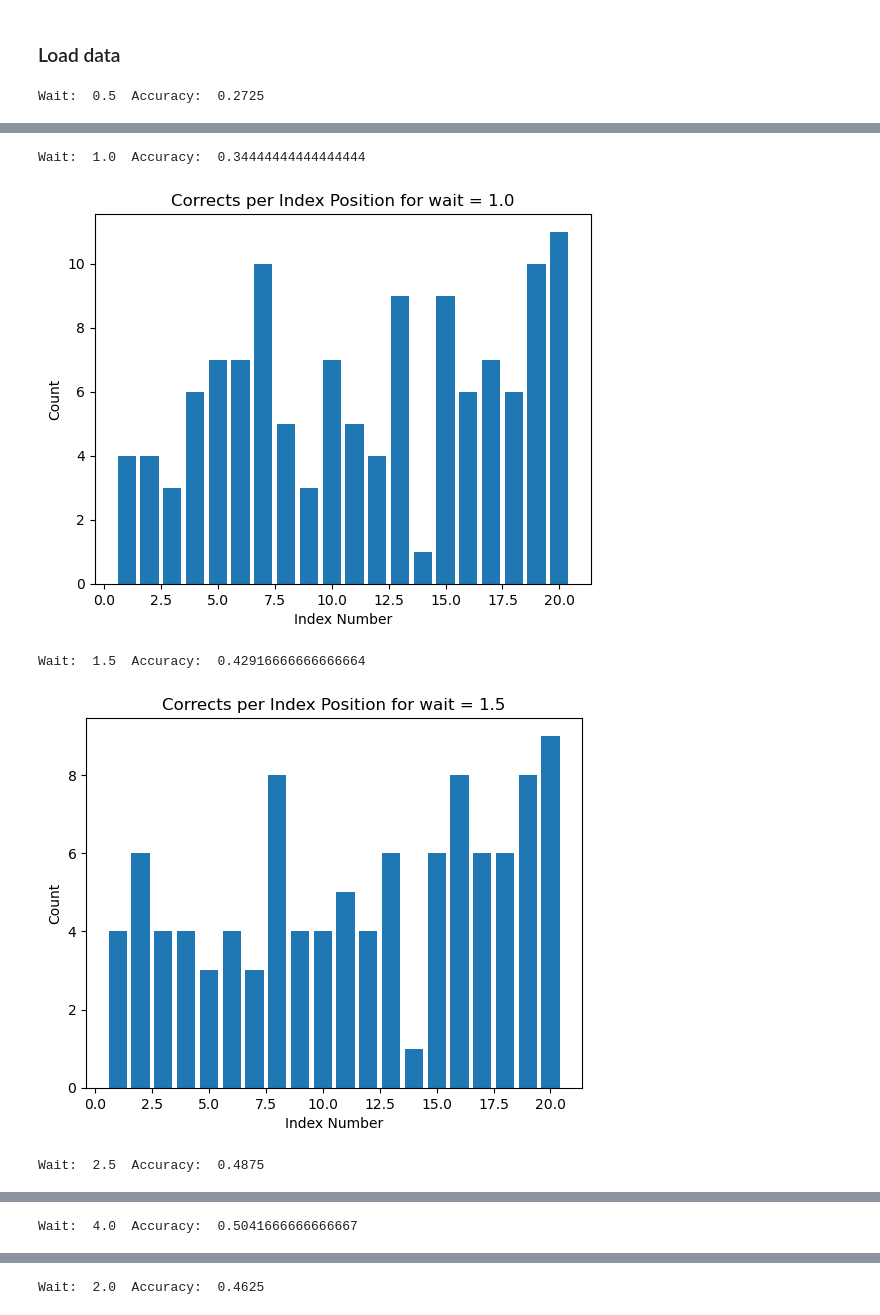
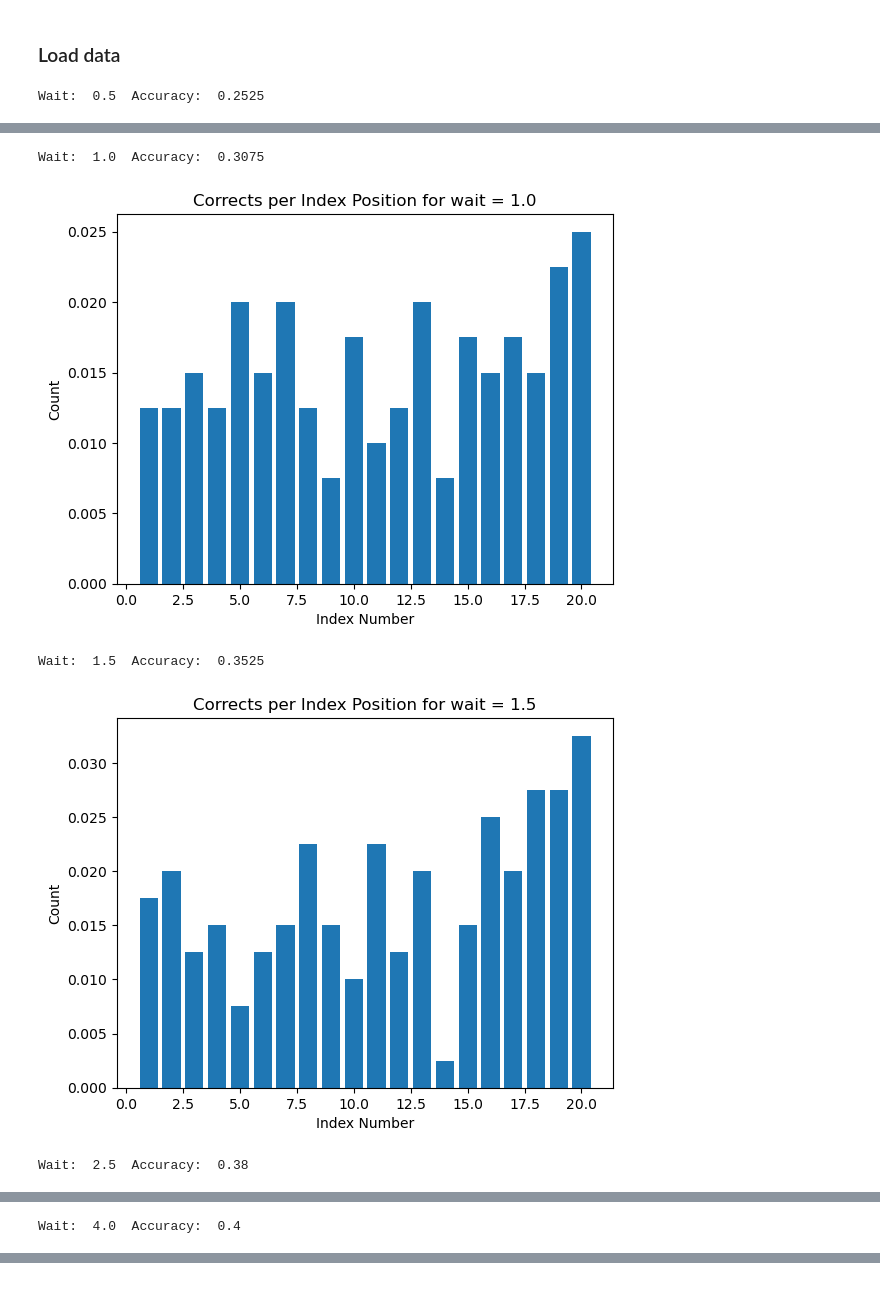
Before and after one commit to KasperKCarlsen/02464---Mini-Project-1, a Jupyter notebook: primacyRecency.ipynb, the cells around one changed output, grey strips where cells are left out. Cells and saved outputs as stored; diff of their text form; code cells hidden in the pictures.

```diff
--- a/primacyRecency.ipynb
+++ b/primacyRecency.ipynb
@@ -8,10 +8,11 @@ from functions import loadDataFrame
 # %% [markdown]
 ### Load data
 # %%
-names = ['Carl',
+names = [
+    'Carl',
          'Erik',
-        #  'Ali',
-        'Kasper'
+         'Ali',
+        # 'Kasper'
 
            ]
 df = pd.DataFrame()
@@ -24,7 +25,7 @@ for name in names:
 # df = loadDataFrame("Ali/eksperkment1.csv", convertToInt=True)
 # %%
 waits = df['wait'].unique()
-
+waitAccuracies = []
 for wait in waits:
     df2 = df[df['wait'] == wait]
 
@@ -41,11 +42,21 @@ for wait in waits:
 
 
     accuracy = np.sum(indexCorrects)/ (len(df2) * 20)
+    waitAccuracies.append((wait, accuracy))
     print("Wait: ", wait, " Accuracy: ", accuracy)
-    plt.bar(np.arange(1, 21), indexCorrects)
+    normalizedCorrects = indexCorrects / (len(df2) * 20)
+    plt.bar(np.arange(1, 21), normalizedCorrects)
     plt.xlabel('Index Number')
     plt.ylabel('Count')
     plt.title('Corrects per Index Position for wait = '+str(wait))
     plt.show()
+
+plt.plot(waits, [x[1] for x in waitAccuracies], marker='o')
+plt.xlabel('Wait Time (s)')
+plt.ylabel('Overall Accuracy')
+plt.title('Overall Accuracy vs Wait Time')
+plt.ylim(0, 1)
+plt.grid()
+plt.show()
 # %% [output]
-Wait:  0.5  Accuracy:  0.2725
+Wait:  0.5  Accuracy:  0.2525
@@ -53,5 +64,5 @@ Wait:  0.5  Accuracy:  0.2725
-Wait:  1.0  Accuracy:  0.34444444444444444
+Wait:  1.0  Accuracy:  0.3075
-[figure, old version]
+[figure, new version]
-Wait:  1.5  Accuracy:  0.42916666666666664
+Wait:  1.5  Accuracy:  0.3525
-[figure, old version]
+[figure, new version]
-Wait:  2.5  Accuracy:  0.4875
+Wait:  2.5  Accuracy:  0.38
@@ -59 +70 @@ Wait:  2.5  Accuracy:  0.4875
-Wait:  4.0  Accuracy:  0.5041666666666667
+Wait:  4.0  Accuracy:  0.4
@@ -61 +71,0 @@ Wait:  4.0  Accuracy:  0.5041666666666667
-Wait:  2.0  Accuracy:  0.4625
```
Also changed, not shown: parts of 2 cells of this notebook.
